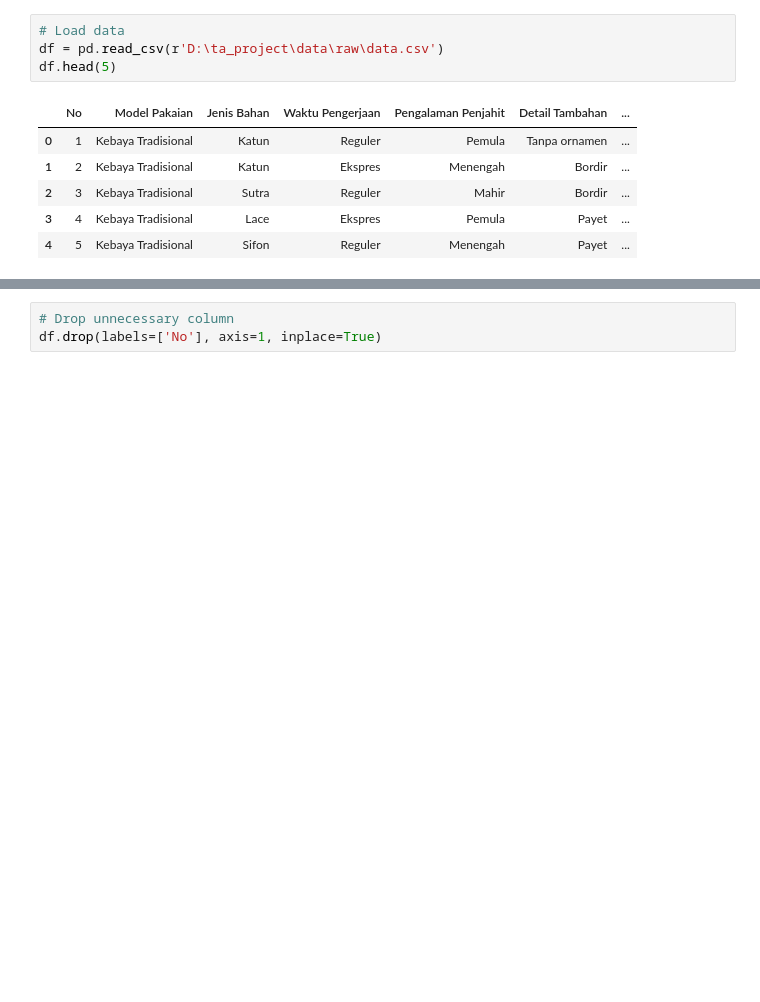
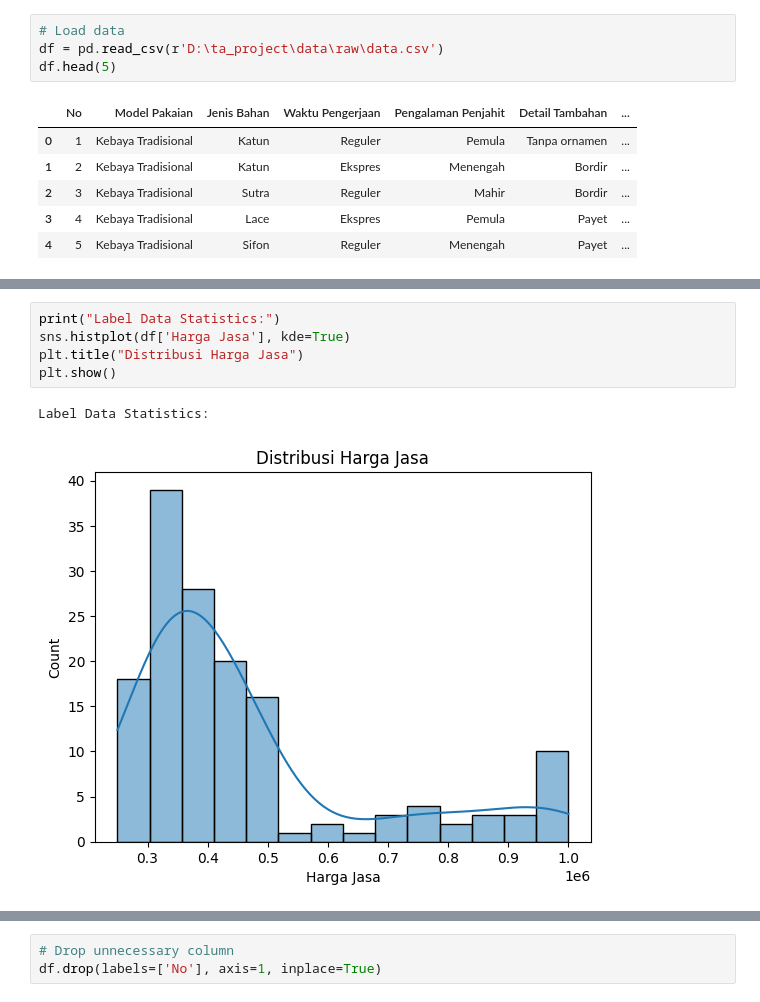
Before and after one commit to adzkykhairany/tailor-price-predictor, a Jupyter notebook: src/model.ipynb, the cells around one changed output, grey strips where cells are left out. Saved outputs shown, nothing was run; the diff lists cells and outputs as text; blank space fills up the shorter version.

```diff
--- a/src/model.ipynb
+++ b/src/model.ipynb
@@ -47,0 +60,8 @@ Data Cleaning
+# %%
+print("Label Data Statistics:")
+sns.histplot(df['Harga Jasa'], kde=True)
+plt.title("Distribusi Harga Jasa")
+plt.show()
+# %% [output]
+Label Data Statistics:
+[figure, added]
```
Also changed, not shown: parts of 33 cells of this notebook.
